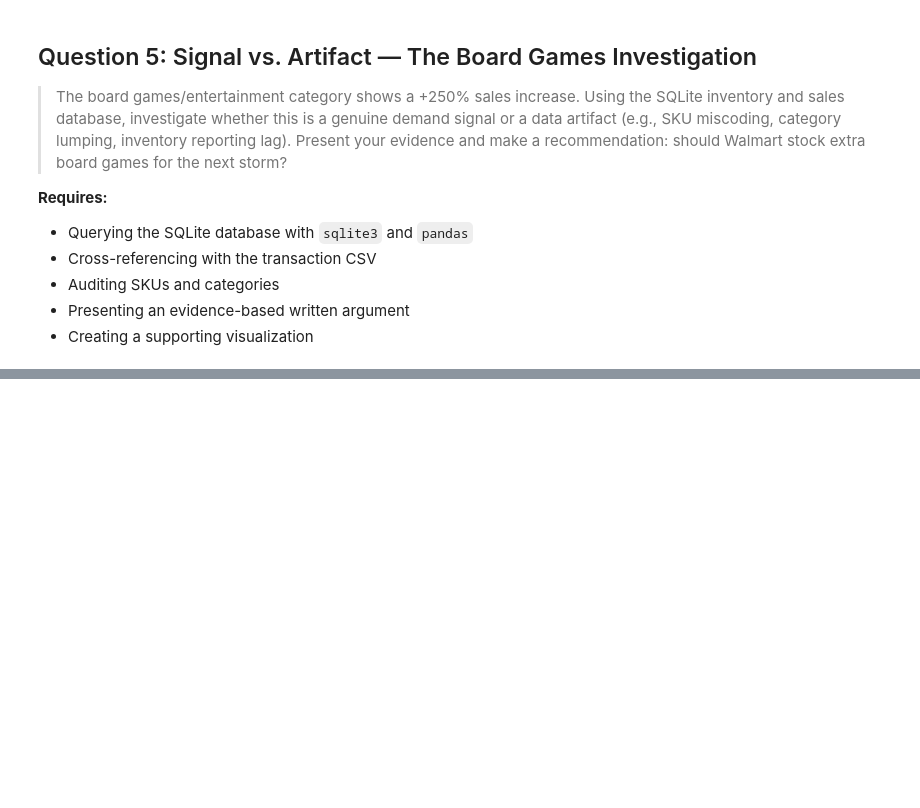
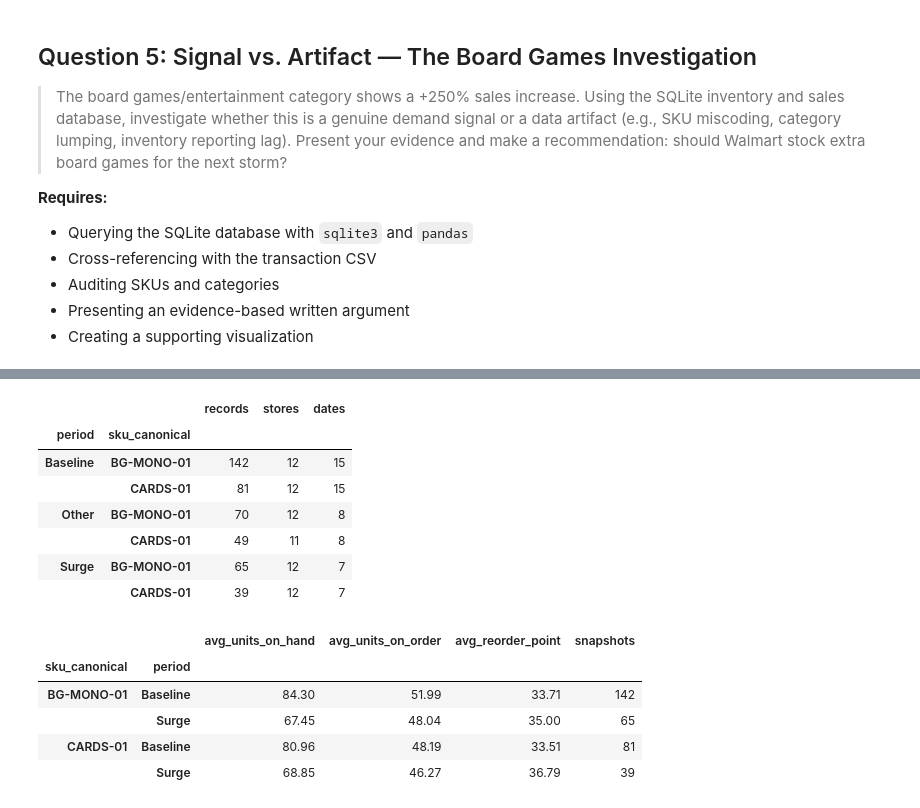
Before and after one commit to simichakravarty16/walmart-hurricane-project, a Jupyter notebook: notebooks/team_notebook.ipynb, the cells around one changed output, grey strips where cells are left out. Saved outputs shown, nothing was run; the diff lists cells and outputs as text; code cells hidden in the pictures; blank space fills up the shorter version.

```diff
--- a/notebooks/team_notebook.ipynb
+++ b/notebooks/team_notebook.ipynb
@@ -1748,0 +1977,60 @@ Stores with the smallest increases:
+# %%
+# Keep inventory records for the canonical products
+game_inventory = inventory[
+    inventory["sku_canonical"].isin(game_skus)
+].copy()
+
+game_inventory["period"] = "Other"
+game_inventory.loc[
+    game_inventory["date"].between(
+        baseline_start, baseline_end
+    ), "period"
+] = "Baseline"
+game_inventory.loc[
+    game_inventory["date"].between(
+        surge_start, surge_end
+    ), "period"
+] = "Surge"
+
+# Check record coverage before interpreting the inventory results
+coverage = (
+    game_inventory.groupby(["period", "sku_canonical"])
+    .agg(
+        records=("store_id", "size"),
+        stores=("store_id", "nunique"),
+        dates=("date", "nunique")
+    )
+)
+
+display(coverage)
+
+# Average inventory metrics per recorded store-SKU snapshot
+inventory_comparison = (
+    game_inventory[
+        game_inventory["period"].isin(["Baseline", "Surge"])
+    ]
+    .groupby(["sku_canonical", "period"])
+    .agg(
+        avg_units_on_hand=("units_on_hand", "mean"),
+        avg_units_on_order=("units_on_order", "mean"),
+        avg_reorder_point=("reorder_point", "mean"),
+        snapshots=("store_id", "size")
+    )
+)
+
+display(inventory_comparison.round(2))
+# %% [output]
+|  |  | records | stores | dates |
+| period | sku_canonical |  |  |  |
+| Baseline | BG-MONO-01 | 142 | 12 | 15 |
+|  | CARDS-01 | 81 | 12 | 15 |
+| Other | BG-MONO-01 | 70 | 12 | 8 |
+|  | CARDS-01 | 49 | 11 | 8 |
+| Surge | BG-MONO-01 | 65 | 12 | 7 |
+|  | CARDS-01 | 39 | 12 | 7 |
+|  |  | avg_units_on_hand | avg_units_on_order | avg_reorder_point | snapshots |
+| sku_canonical | period |  |  |  |  |
+| BG-MONO-01 | Baseline | 84.30 | 51.99 | 33.71 | 142 |
+|  | Surge | 67.45 | 48.04 | 35.00 | 65 |
+| CARDS-01 | Baseline | 80.96 | 48.19 | 33.51 | 81 |
+|  | Surge | 68.85 | 46.27 | 36.79 | 39 |
```
Also changed, not shown: parts of 5 cells of this notebook.
